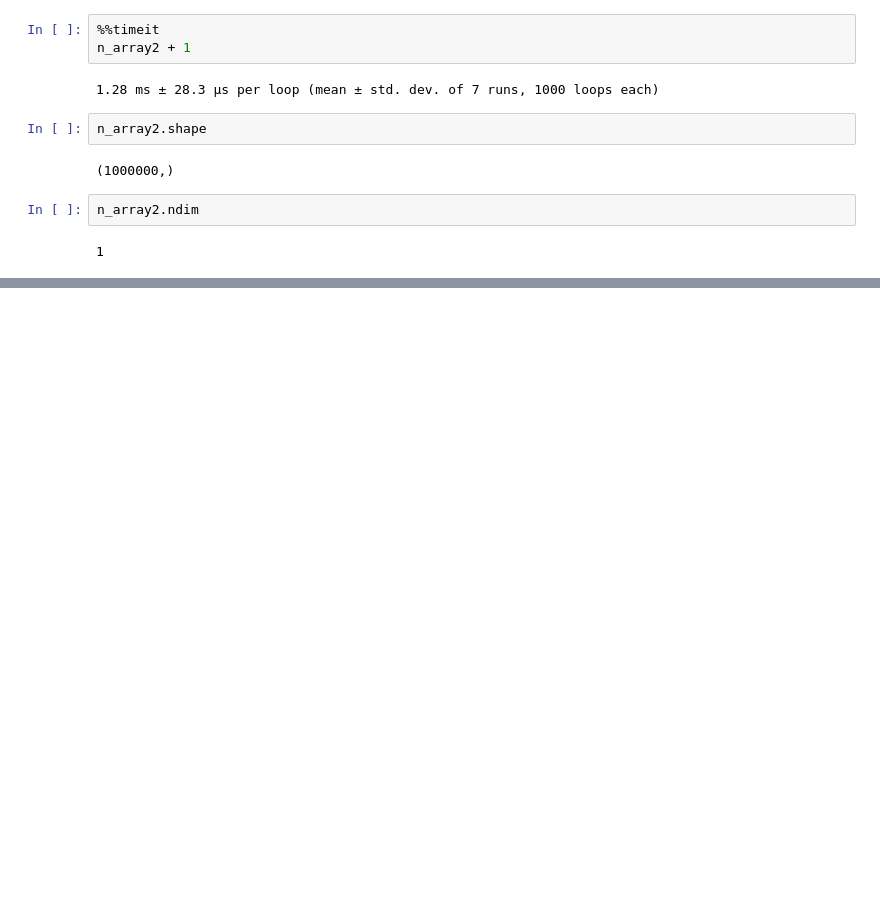
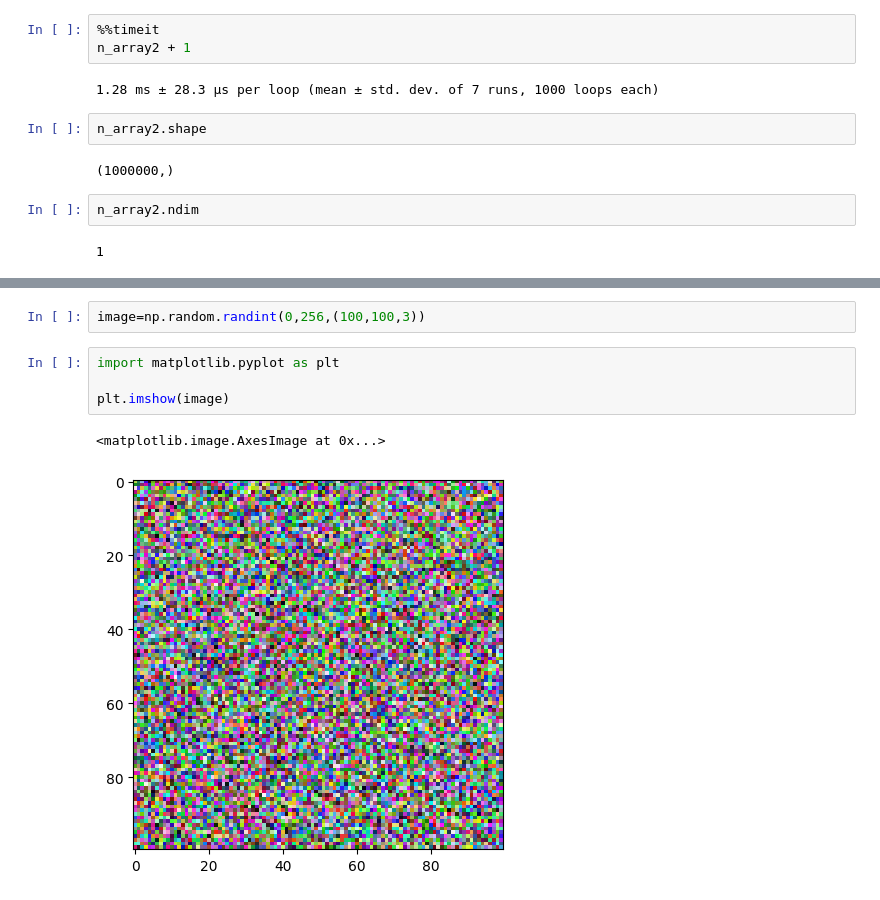
Before and after one commit to Deniz60/Akademikodev, a Jupyter notebook: Numpy.ipynb, the cells around one changed output, grey strips where cells are left out. Drawn from its saved outputs; the diff is of its cells as text; blank space fills up the shorter version.

```diff
--- a/Numpy.ipynb
+++ b/Numpy.ipynb
@@ -45,0 +150,9 @@ n_array2.ndim
+# %%
+image=np.random.randint(0,256,(100,100,3))
+# %%
+import matplotlib.pyplot as plt
+
+plt.imshow(image)
+# %% [output]
+<matplotlib.image.AxesImage at 0x...>
+[figure, added]
```
Also changed, not shown: parts of 15 cells of this notebook, 4 other files.
